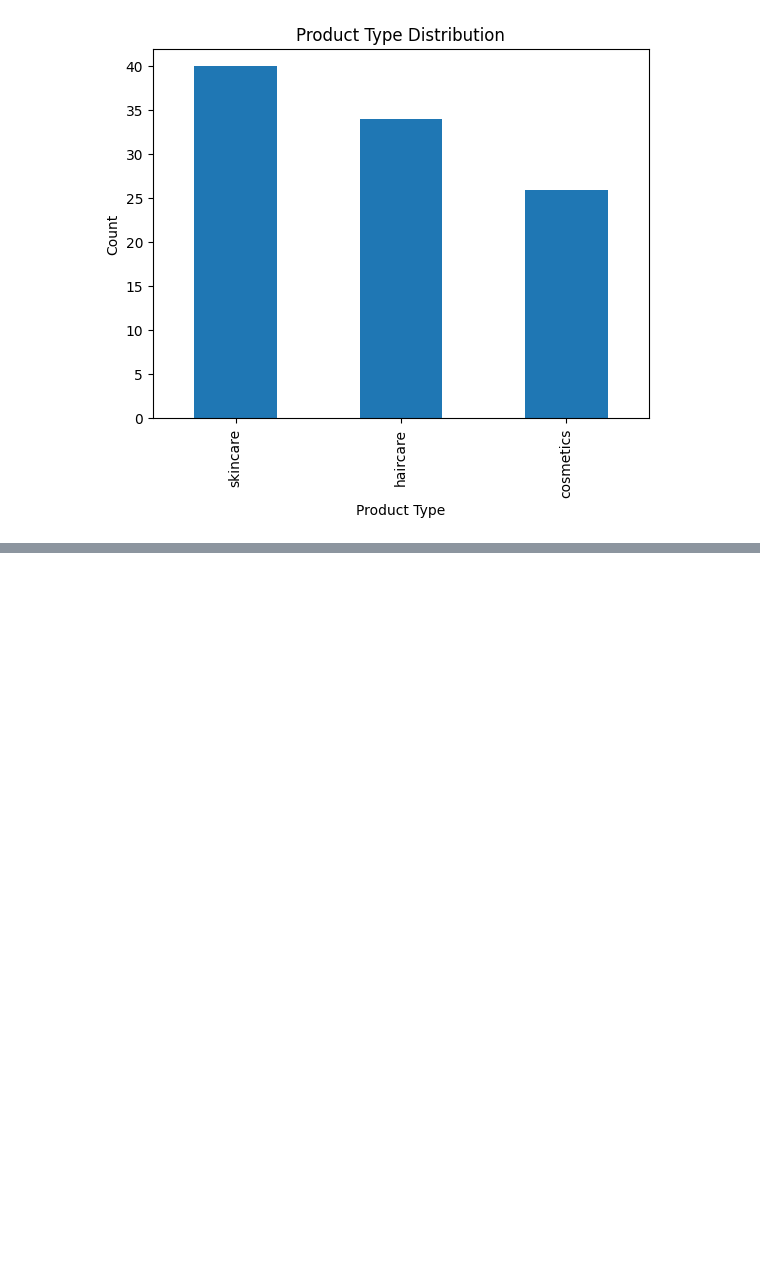
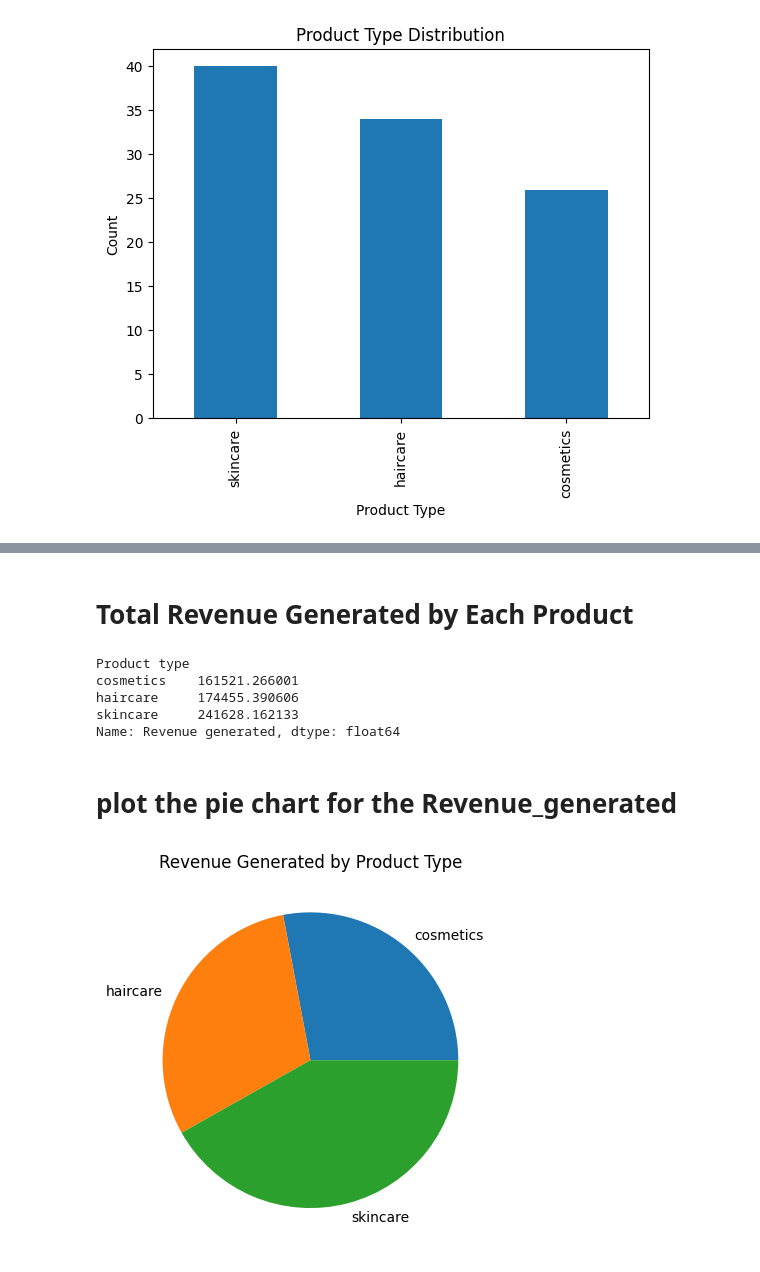
Before and after one commit to bharath123119/minor, a Jupyter notebook: visualization.ipynb, the cells around one changed output, grey strips where cells are left out. Saved outputs shown, nothing was run; the diff lists cells and outputs as text; code cells hidden in the pictures; blank space fills up the shorter version.

```diff
--- a/visualization.ipynb
+++ b/visualization.ipynb
@@ -38,0 +49,20 @@ plt.show()
+# %% [markdown]
+# Total Revenue Generated by Each Product
+# %%
+Revenue_generated=df.groupby('Product type')['Revenue generated'].sum()
+Revenue_generated
+# %% [output]
+Product type
+cosmetics    161521.266001
+haircare     174455.390606
+skincare     241628.162133
+Name: Revenue generated, dtype: float64
+# %% [markdown]
+# plot the pie chart for the Revenue_generated
+# %%
+Revenue_generated.plot(kind='pie', color='orange')
+plt.title('Revenue Generated by Product Type')
+plt.ylabel('')
+plt.show()
+# %% [output]
+[figure, added]
```
Also changed, not shown: parts of 9 cells of this notebook.
